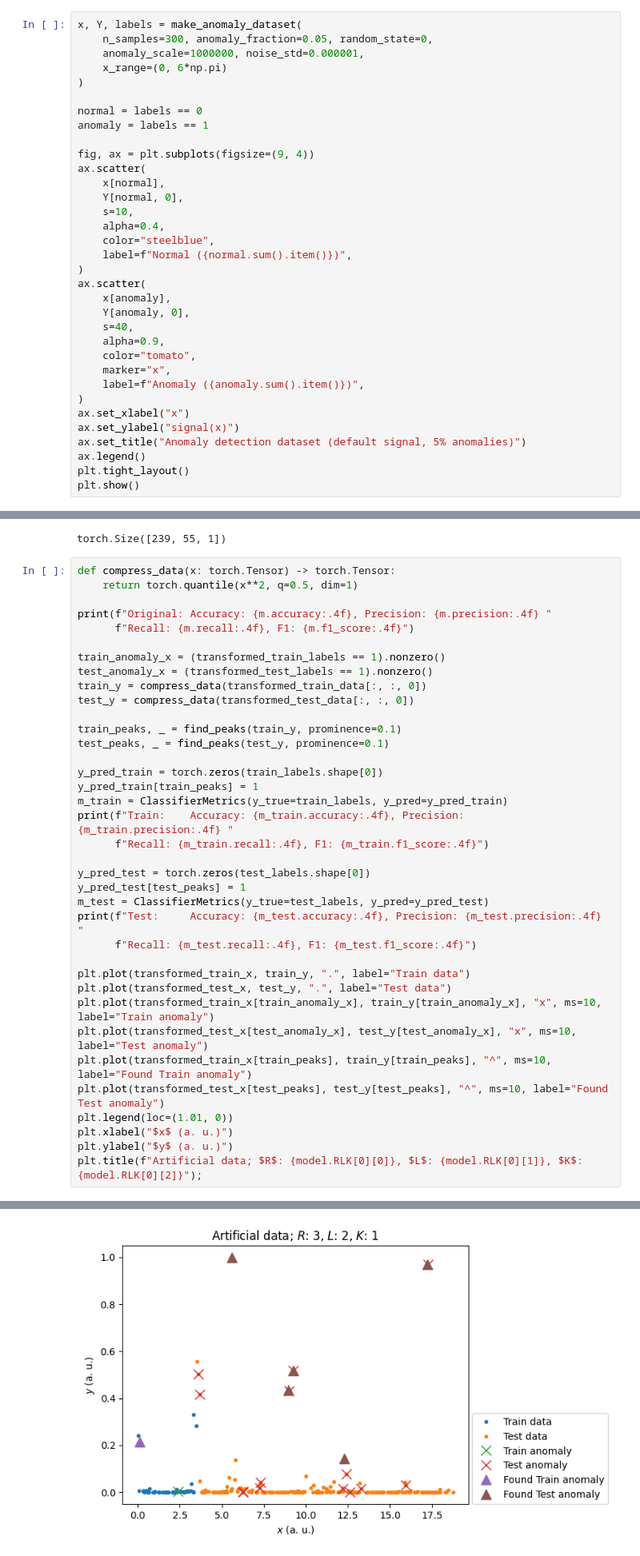
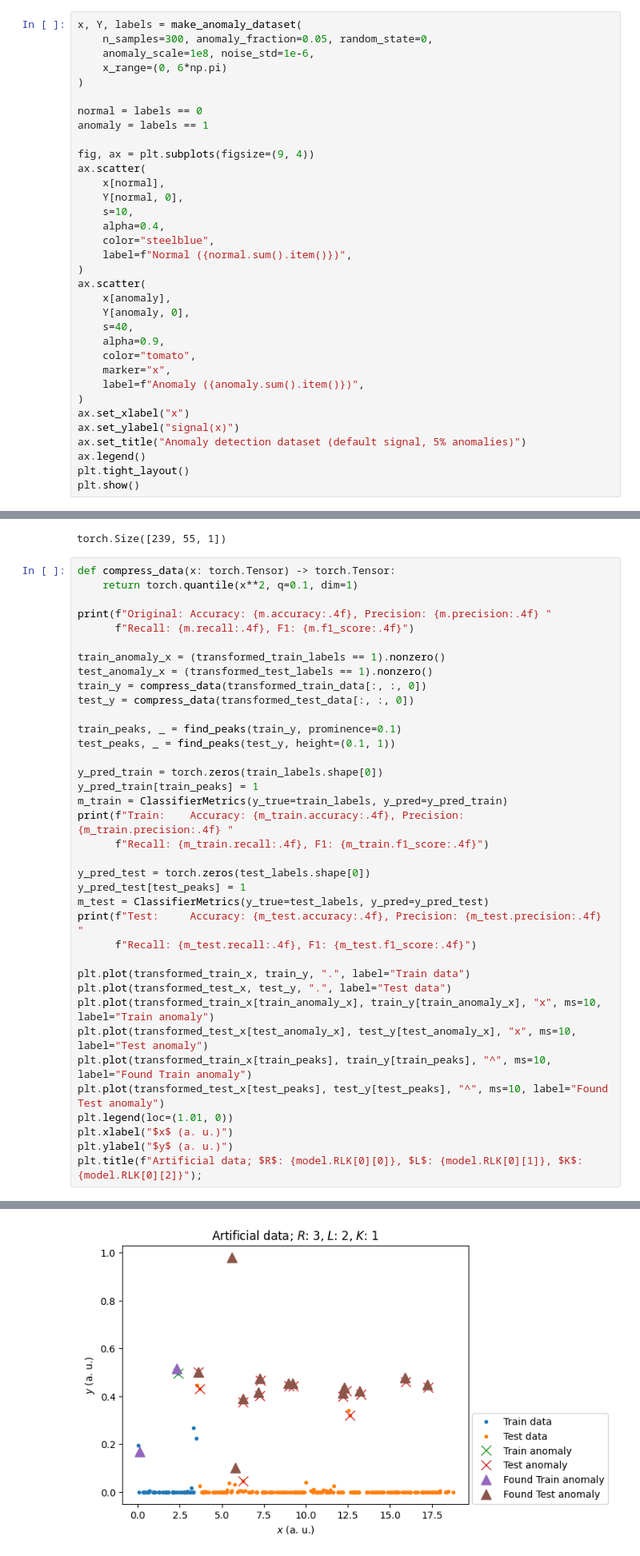
Before and after one commit to intensivedatacomp/WignerCamp2026, a Jupyter notebook: AnomalyDetectionCalculations/generate_data_peaks_baseline.ipynb, the cells around one changed output, grey strips where cells are left out. Shown at 80% size. Cells and saved outputs as stored; diff of their text form.

```diff
--- a/AnomalyDetectionCalculations/generate_data_peaks_baseline.ipynb
+++ b/AnomalyDetectionCalculations/generate_data_peaks_baseline.ipynb
@@ -26,7 +26,7 @@ from altx import ALT as Altx
 # %%
 x, Y, labels = make_anomaly_dataset(
     n_samples=300, anomaly_fraction=0.05, random_state=0,
-    anomaly_scale=1000000, noise_std=0.000001,
+    anomaly_scale=1e8, noise_std=1e-6,
     x_range=(0, 6*np.pi)
 )
 
@@ -252,7 +255,7 @@ transformed_test_data.shape
 torch.Size([239, 55, 1])
 # %%
 def compress_data(x: torch.Tensor) -> torch.Tensor:
-    return torch.quantile(x**2, q=0.5, dim=1)
+    return torch.quantile(x**2, q=0.1, dim=1)
 
 print(f"Original: Accuracy: {m.accuracy:.4f}, Precision: {m.precision:.4f} "
       f"Recall: {m.recall:.4f}, F1: {m.f1_score:.4f}")
@@ -263,7 +266,7 @@ train_y = compress_data(transformed_train_data[:, :, 0])
 test_y = compress_data(transformed_test_data[:, :, 0])
 
 train_peaks, _ = find_peaks(train_y, prominence=0.1)
-test_peaks, _ = find_peaks(test_y, prominence=0.1)
+test_peaks, _ = find_peaks(test_y, height=(0.1, 1))
 
 y_pred_train = torch.zeros(train_labels.shape[0])
 y_pred_train[train_peaks] = 1
@@ -294,4 +297,4 @@ Test:     Accuracy: 0.9292, Precision: 0.5723 Recall: 0.5269, F1: 0.5342
-[figure, old version]
+[figure, new version]
 # %% [markdown]
 # Questions
 
```
Also changed, not shown: parts of 5 cells of this notebook.
